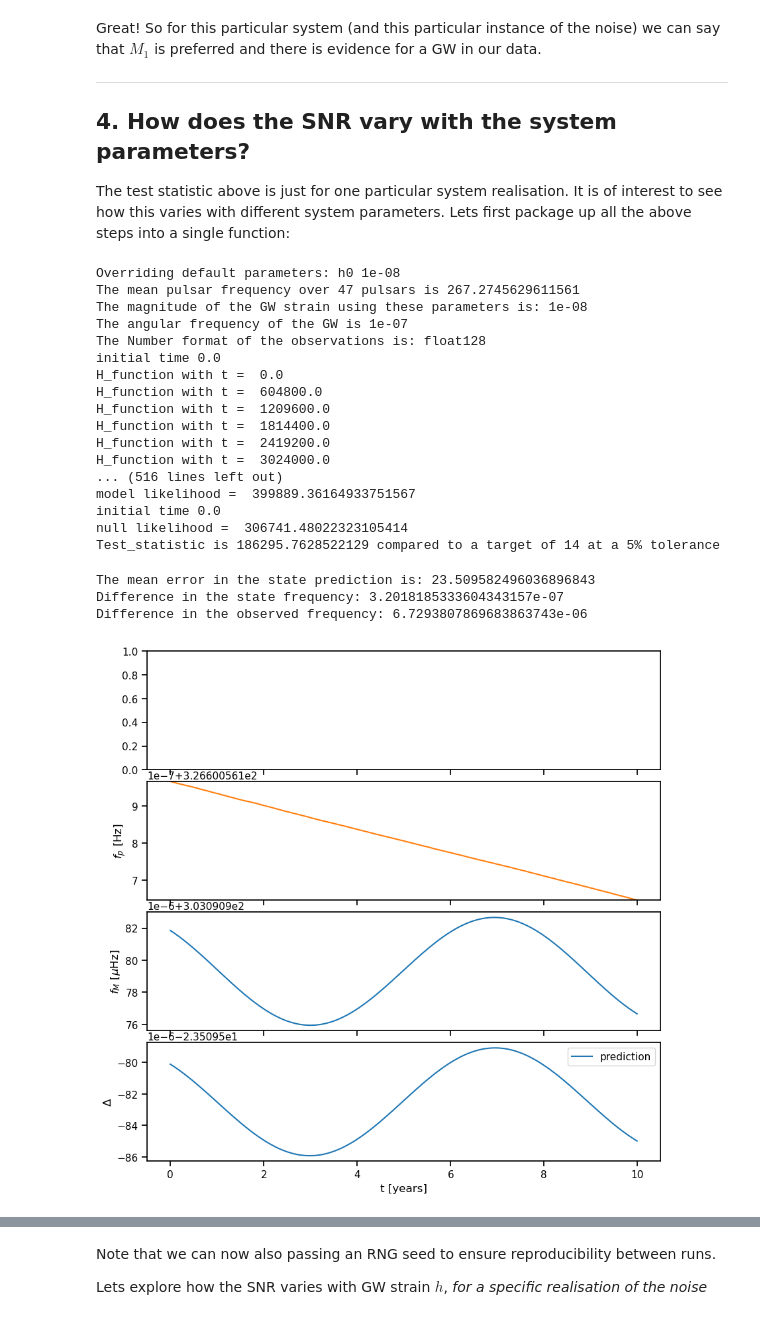
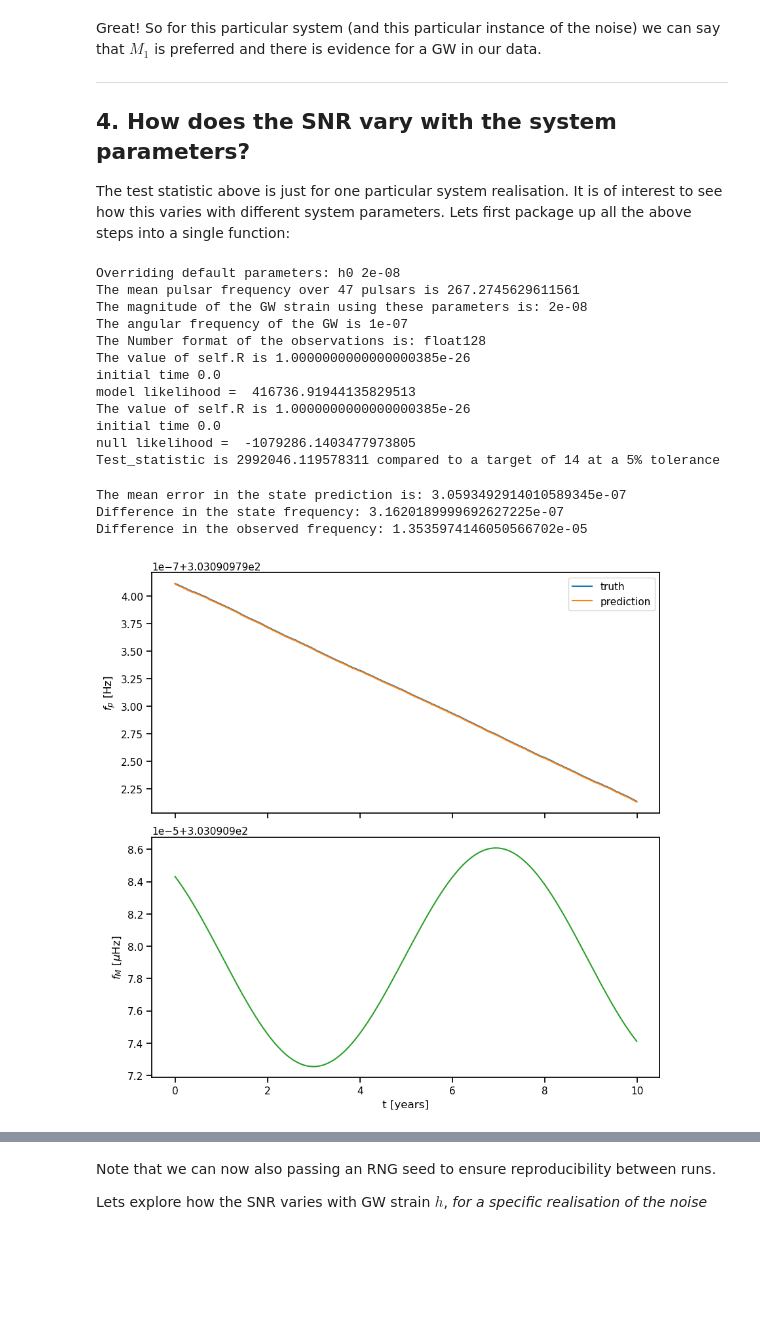
Before and after one commit to tomkimpson/PulsarKF, a Jupyter notebook: notebooks/GW-Detection-with-UKF.ipynb, the cells around one changed output, grey strips where cells are left out. Saved outputs shown, nothing was run; the diff lists cells and outputs as text; code cells hidden in the pictures; blank space fills up the shorter version.

```diff
--- a/notebooks/GW-Detection-with-UKF.ipynb
+++ b/notebooks/GW-Detection-with-UKF.ipynb
@@ -434,31 +493,27 @@ def go(overriding_parameters,seed):
 
     return test_statistic,model_predictions,null_predictions,observations
 # %%
-seed = 1233
-override_parameters = {"h0": 1e-8}
+seed = 10033
+override_parameters = {"h0": 2e-8}
 TS,model_predictions,null_predictions,observations = go(override_parameters,seed)
 # %% [output]
-Overriding default parameters: h0 1e-08
+Overriding default parameters: h0 2e-08
 The mean pulsar frequency over 47 pulsars is 267.2745629611561
-The magnitude of the GW strain using these parameters is: 1e-08
+The magnitude of the GW strain using these parameters is: 2e-08
 The angular frequency of the GW is 1e-07
 The Number format of the observations is: float128
+The value of self.R is 1.0000000000000000385e-26
 initial time 0.0
-H_function with t =  0.0
-H_function with t =  604800.0
-H_function with t =  1209600.0
-H_function with t =  1814400.0
-H_function with t =  2419200.0
-H_function with t =  3024000.0
-... (516 lines left out)
-model likelihood =  399889.36164933751567
+model likelihood =  416736.91944135829513
+The value of self.R is 1.0000000000000000385e-26
 initial time 0.0
-null likelihood =  306741.48022323105414
-Test_statistic is 186295.7628522129 compared to a target of 14 at a 5% tolerance
+null likelihood =  -1079286.1403477973805
+Test_statistic is 2992046.119578311 compared to a target of 14 at a 5% tolerance
-# %%
-observations.plot_observations(psr_index=2,KF_predictions = model_predictions) #Can plot this
-# %% [output]
-The mean error in the state prediction is: 23.509582496036896843
-Difference in the state frequency: 3.2018185333604343157e-07
-Difference in the observed frequency: 6.7293807869683863743e-06
-[figure, removed]
+# %%
+#observations.plot_observations(psr_index=2,KF_predictions = model_predictions,savefig='../data/model.png')
+observations.plot_observations(psr_index=2,KF_predictions = model_predictions,savefig=None)
+# %% [output]
+The mean error in the state prediction is: 3.0593492914010589345e-07
+Difference in the state frequency: 3.1620189999692627225e-07
+Difference in the observed frequency: 1.3535974146050566702e-05
+[figure, added]
```
Also changed, not shown: parts of 10 cells of this notebook, 9 other files.
